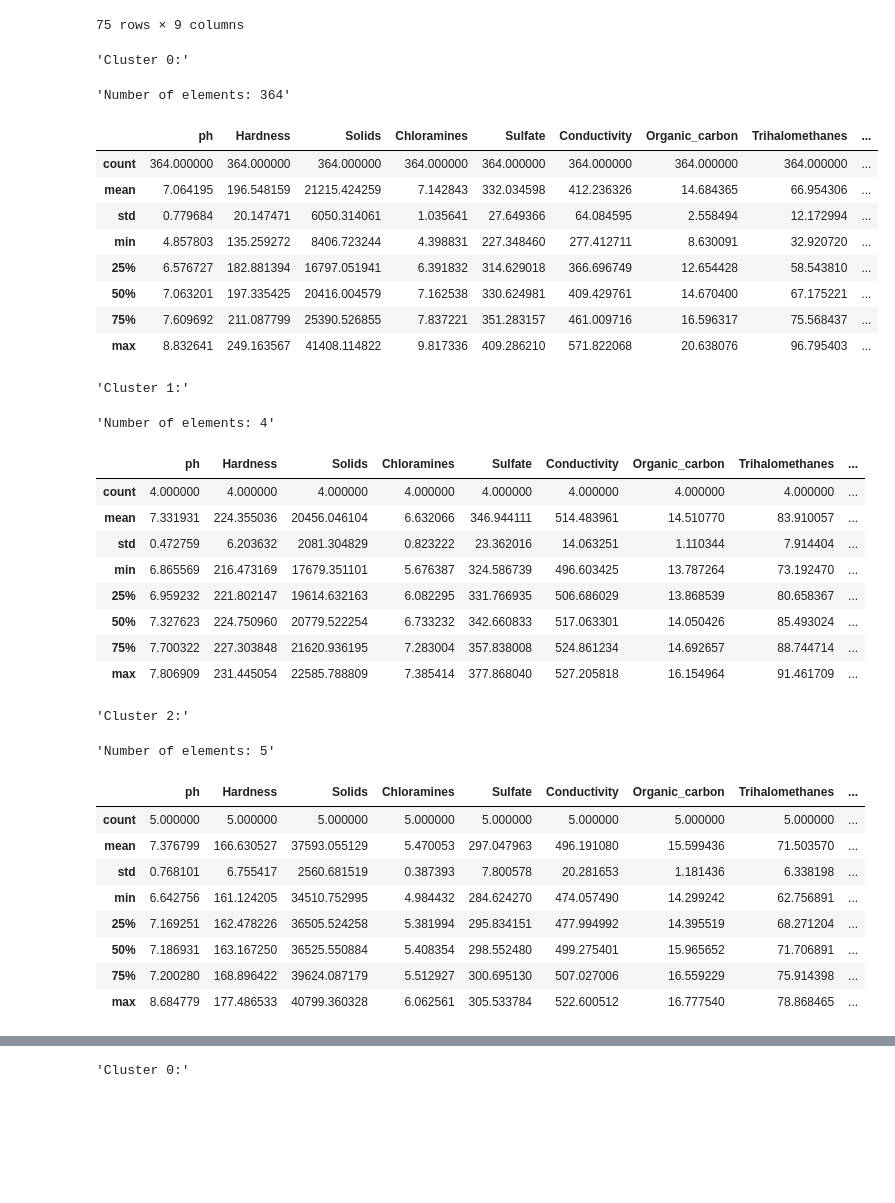
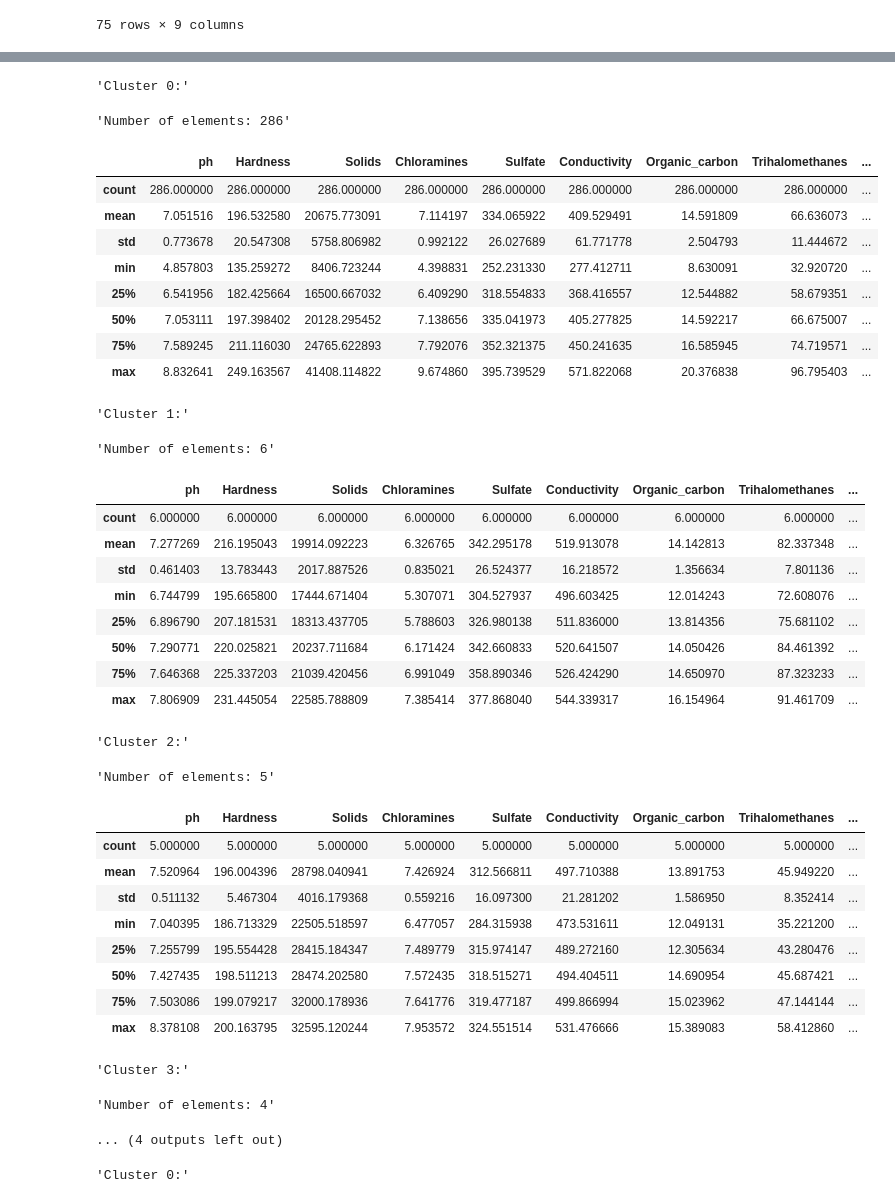
Before and after one commit to Ichtiostega/data-exploration-2-electric-boogaloo, a Jupyter notebook: water-potability.ipynb, the cells around one changed output, grey strips where cells are left out. Drawn from its saved outputs; the diff is of its cells as text; code cells hidden in the pictures; blank space fills up the shorter version.

```diff
--- a/water-potability.ipynb
+++ b/water-potability.ipynb
@@ -173,39 +173,7 @@ def clusterize(data_frame, eps):
             # print(tmp[['ph', 'Hardness', 'Potability']].describe())
             display(tmp.describe())
             # print(tmp[['ph', 'Hardness', 'Potability']])
-# %%
-clusterize(df_pot_clean, 0.205)
-# %% [output]
-'Cluster 0:'
-'Number of elements: 364'
-|  | ph | Hardness | Solids | Chloramines | Sulfate | Conductivity | Organic_carbon | Trihalomethanes | ... |
-| count | 364.000000 | 364.000000 | 364.000000 | 364.000000 | 364.000000 | 364.000000 | 364.000000 | 364.000000 | ... |
-| mean | 7.064195 | 196.548159 | 21215.424259 | 7.142843 | 332.034598 | 412.236326 | 14.684365 | 66.954306 | ... |
-| std | 0.779684 | 20.147471 | 6050.314061 | 1.035641 | 27.649366 | 64.084595 | 2.558494 | 12.172994 | ... |
-| min | 4.857803 | 135.259272 | 8406.723244 | 4.398831 | 227.348460 | 277.412711 | 8.630091 | 32.920720 | ... |
-| 25% | 6.576727 | 182.881394 | 16797.051941 | 6.391832 | 314.629018 | 366.696749 | 12.654428 | 58.543810 | ... |
-| 50% | 7.063201 | 197.335425 | 20416.004579 | 7.162538 | 330.624981 | 409.429761 | 14.670400 | 67.175221 | ... |
-| 75% | 7.609692 | 211.087799 | 25390.526855 | 7.837221 | 351.283157 | 461.009716 | 16.596317 | 75.568437 | ... |
-| max | 8.832641 | 249.163567 | 41408.114822 | 9.817336 | 409.286210 | 571.822068 | 20.638076 | 96.795403 | ... |
-'Cluster 1:'
-'Number of elements: 4'
-|  | ph | Hardness | Solids | Chloramines | Sulfate | Conductivity | Organic_carbon | Trihalomethanes | ... |
-| count | 4.000000 | 4.000000 | 4.000000 | 4.000000 | 4.000000 | 4.000000 | 4.000000 | 4.000000 | ... |
-| mean | 7.331931 | 224.355036 | 20456.046104 | 6.632066 | 346.944111 | 514.483961 | 14.510770 | 83.910057 | ... |
-| std | 0.472759 | 6.203632 | 2081.304829 | 0.823222 | 23.362016 | 14.063251 | 1.110344 | 7.914404 | ... |
-| min | 6.865569 | 216.473169 | 17679.351101 | 5.676387 | 324.586739 | 496.603425 | 13.787264 | 73.192470 | ... |
-| 25% | 6.959232 | 221.802147 | 19614.632163 | 6.082295 | 331.766935 | 506.686029 | 13.868539 | 80.658367 | ... |
-| 50% | 7.327623 | 224.750960 | 20779.522254 | 6.733232 | 342.660833 | 517.063301 | 14.050426 | 85.493024 | ... |
-| 75% | 7.700322 | 227.303848 | 21620.936195 | 7.283004 | 357.838008 | 524.861234 | 14.692657 | 88.744714 | ... |
-| max | 7.806909 | 231.445054 | 22585.788809 | 7.385414 | 377.868040 | 527.205818 | 16.154964 | 91.461709 | ... |
-'Cluster 2:'
-'Number of elements: 5'
-|  | ph | Hardness | Solids | Chloramines | Sulfate | Conductivity | Organic_carbon | Trihalomethanes | ... |
-| count | 5.000000 | 5.000000 | 5.000000 | 5.000000 | 5.000000 | 5.000000 | 5.000000 | 5.000000 | ... |
-| mean | 7.376799 | 166.630527 | 37593.055129 | 5.470053 | 297.047963 | 496.191080 | 15.599436 | 71.503570 | ... |
-| std | 0.768101 | 6.755417 | 2560.681519 | 0.387393 | 7.800578 | 20.281653 | 1.181436 | 6.338198 | ... |
-| min | 6.642756 | 161.124205 | 34510.752995 | 4.984432 | 284.624270 | 474.057490 | 14.299242 | 62.756891 | ... |
-| 25% | 7.169251 | 162.478226 | 36505.524258 | 5.381994 | 295.834151 | 477.994992 | 14.395519 | 68.271204 | ... |
-| 50% | 7.186931 | 163.167250 | 36525.550884 | 5.408354 | 298.552480 | 499.275401 | 15.965652 | 71.706891 | ... |
-| 75% | 7.200280 | 168.896422 | 39624.087179 | 5.512927 | 300.695130 | 507.027006 | 16.559229 | 75.914398 | ... |
-| max | 8.684779 | 177.486533 | 40799.360328 | 6.062561 | 305.533784 | 522.600512 | 16.777540 | 78.868465 | ... |
+# %%
+display(df_pot_clean.describe())
+clusterize(df_pot_clean, 0.2)
+# %% [output]
@@ -212 +189,37 @@ clusterize(df_pot_clean, 0.205)
+'Cluster 0:'
+'Number of elements: 286'
+|  | ph | Hardness | Solids | Chloramines | Sulfate | Conductivity | Organic_carbon | Trihalomethanes | ... |
+| count | 286.000000 | 286.000000 | 286.000000 | 286.000000 | 286.000000 | 286.000000 | 286.000000 | 286.000000 | ... |
+| mean | 7.051516 | 196.532580 | 20675.773091 | 7.114197 | 334.065922 | 409.529491 | 14.591809 | 66.636073 | ... |
+| std | 0.773678 | 20.547308 | 5758.806982 | 0.992122 | 26.027689 | 61.771778 | 2.504793 | 11.444672 | ... |
+| min | 4.857803 | 135.259272 | 8406.723244 | 4.398831 | 252.231330 | 277.412711 | 8.630091 | 32.920720 | ... |
+| 25% | 6.541956 | 182.425664 | 16500.667032 | 6.409290 | 318.554833 | 368.416557 | 12.544882 | 58.679351 | ... |
+| 50% | 7.053111 | 197.398402 | 20128.295452 | 7.138656 | 335.041973 | 405.277825 | 14.592217 | 66.675007 | ... |
+| 75% | 7.589245 | 211.116030 | 24765.622893 | 7.792076 | 352.321375 | 450.241635 | 16.585945 | 74.719571 | ... |
+| max | 8.832641 | 249.163567 | 41408.114822 | 9.674860 | 395.739529 | 571.822068 | 20.376838 | 96.795403 | ... |
+'Cluster 1:'
+'Number of elements: 6'
+|  | ph | Hardness | Solids | Chloramines | Sulfate | Conductivity | Organic_carbon | Trihalomethanes | ... |
+| count | 6.000000 | 6.000000 | 6.000000 | 6.000000 | 6.000000 | 6.000000 | 6.000000 | 6.000000 | ... |
+| mean | 7.277269 | 216.195043 | 19914.092223 | 6.326765 | 342.295178 | 519.913078 | 14.142813 | 82.337348 | ... |
+| std | 0.461403 | 13.783443 | 2017.887526 | 0.835021 | 26.524377 | 16.218572 | 1.356634 | 7.801136 | ... |
+| min | 6.744799 | 195.665800 | 17444.671404 | 5.307071 | 304.527937 | 496.603425 | 12.014243 | 72.608076 | ... |
+| 25% | 6.896790 | 207.181531 | 18313.437705 | 5.788603 | 326.980138 | 511.836000 | 13.814356 | 75.681102 | ... |
+| 50% | 7.290771 | 220.025821 | 20237.711684 | 6.171424 | 342.660833 | 520.641507 | 14.050426 | 84.461392 | ... |
+| 75% | 7.646368 | 225.337203 | 21039.420456 | 6.991049 | 358.890346 | 526.424290 | 14.650970 | 87.323233 | ... |
+| max | 7.806909 | 231.445054 | 22585.788809 | 7.385414 | 377.868040 | 544.339317 | 16.154964 | 91.461709 | ... |
+'Cluster 2:'
+'Number of elements: 5'
+|  | ph | Hardness | Solids | Chloramines | Sulfate | Conductivity | Organic_carbon | Trihalomethanes | ... |
+| count | 5.000000 | 5.000000 | 5.000000 | 5.000000 | 5.000000 | 5.000000 | 5.000000 | 5.000000 | ... |
+| mean | 7.520964 | 196.004396 | 28798.040941 | 7.426924 | 312.566811 | 497.710388 | 13.891753 | 45.949220 | ... |
+| std | 0.511132 | 5.467304 | 4016.179368 | 0.559216 | 16.097300 | 21.281202 | 1.586950 | 8.352414 | ... |
+| min | 7.040395 | 186.713329 | 22505.518597 | 6.477057 | 284.315938 | 473.531611 | 12.049131 | 35.221200 | ... |
+| 25% | 7.255799 | 195.554428 | 28415.184347 | 7.489779 | 315.974147 | 489.272160 | 12.305634 | 43.280476 | ... |
+| 50% | 7.427435 | 198.511213 | 28474.202580 | 7.572435 | 318.515271 | 494.404511 | 14.690954 | 45.687421 | ... |
+| 75% | 7.503086 | 199.079217 | 32000.178936 | 7.641776 | 319.477187 | 499.866994 | 15.023962 | 47.144144 | ... |
+| max | 8.378108 | 200.163795 | 32595.120244 | 7.953572 | 324.551514 | 531.476666 | 15.389083 | 58.412860 | ... |
+'Cluster 3:'
+'Number of elements: 4'
+... (4 outputs left out)
 # %%
```
Also changed, not shown: parts of 2 cells of this notebook.
